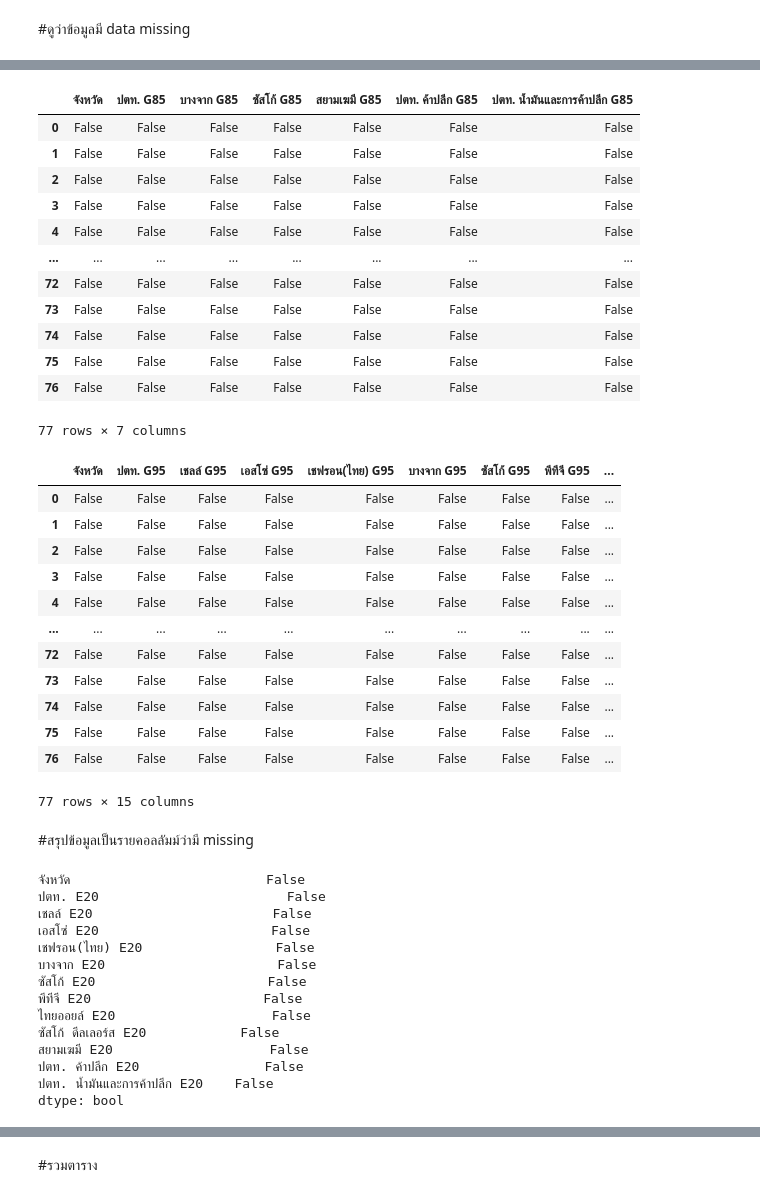
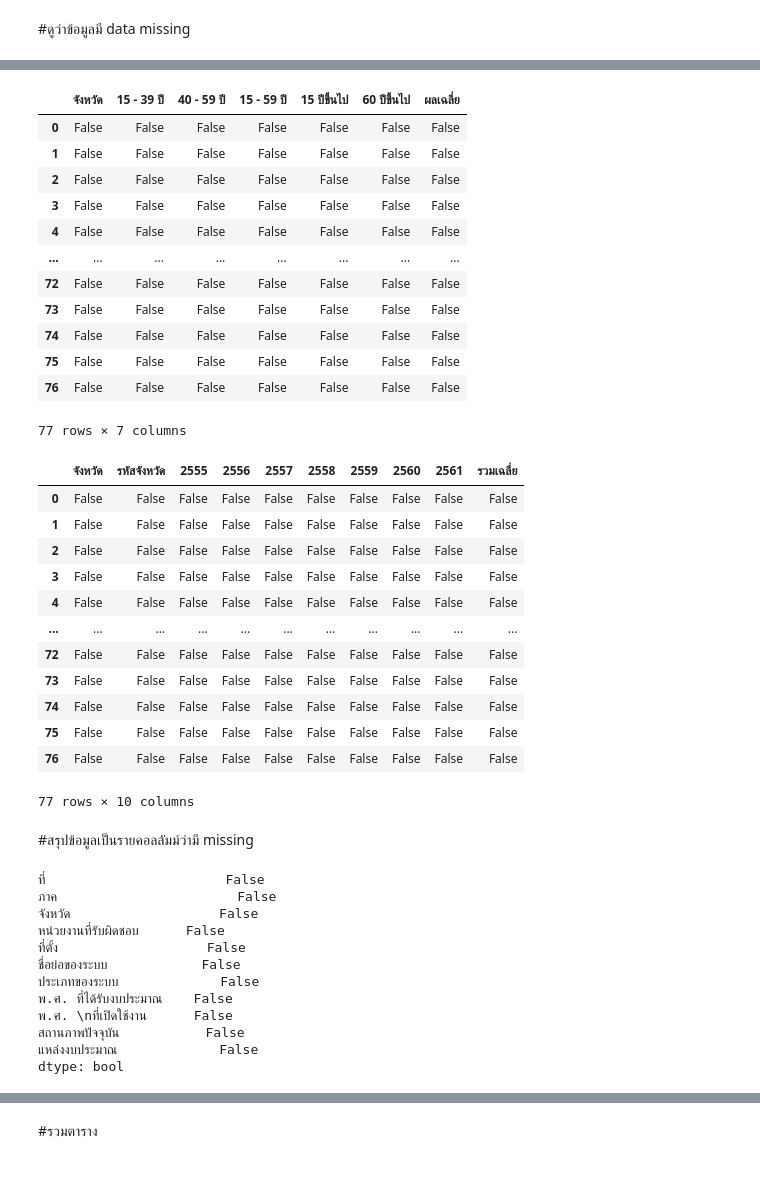
Before and after one commit to chalarm1405/DWDM21_, a Jupyter notebook: Project for Group.ipynb, the cells around one changed output, grey strips where cells are left out. Cells and saved outputs as stored; diff of their text form; code cells hidden in the pictures.

```diff
--- a/Project for Group.ipynb
+++ b/Project for Group.ipynb
@@ -46,5 +48,5 @@ data_G85.dropna() #ข้อมูลรองชุดที่ 2
 77 rows × 7 columns
 # %%
-data_G95 = pd.read_csv(os.path.join(path,'G95.csv'))
-data_G95.dropna() #ข้อมูลรองชุดที่ 3
+data_PC = pd.read_csv(os.path.join(path,'รายได้เฉลี่ย.csv'))
+data_PC.dropna() #ข้อมูลรองชุดที่ 3
 # %% [output]
@@ -82,7 +84,7 @@ data_E20.isnull() #ดูว่าข้อมูลนั้นมี Missing
 # %%
-data_G85.isnull() #ดูว่าข้อมูลนั้นมี Missing รึป่าว
+data_PP.isnull() #ดูว่าข้อมูลนั้นมี Missing รึป่าว
 # %% [output]
-|  | จังหวัด | ปตท. G85 | บางจาก G85 | ซัสโก้ G85 | สยามเฆมี G85 | ปตท. ค้าปลีก G85 | ปตท. น้ำมันและการค้าปลีก G85 |
+|  | จังหวัด | 15 - 39 ปี | 40 - 59 ปี | 15 - 59 ปี | 15 ปีขึ้นไป | 60 ปีขึ้นไป | ผลเฉลี่ย |
 | 0 | False | False | False | False | False | False | False |
 | 1 | False | False | False | False | False | False | False |
 | 2 | False | False | False | False | False | False | False |
@@ -96,38 +98,36 @@ data_G85.isnull() #ดูว่าข้อมูลนั้นมี Missing
 | 76 | False | False | False | False | False | False | False |
 77 rows × 7 columns
 # %%
-data_G95.isnull() #ดูว่าข้อมูลนั้นมี Missing รึป่าว
+data_PC.isnull() #ดูว่าข้อมูลนั้นมี Missing รึป่าว
 # %% [output]
-|  | จังหวัด | ปตท. G95 | เชลล์ G95 | เอสโซ่ G95 | เชฟรอน(ไทย) G95 | บางจาก G95 | ซัสโก้ G95 | พีทีจี G95 | ... |
-| 0 | False | False | False | False | False | False | False | False | ... |
-| 1 | False | False | False | False | False | False | False | False | ... |
-| 2 | False | False | False | False | False | False | False | False | ... |
-| 3 | False | False | False | False | False | False | False | False | ... |
-| 4 | False | False | False | False | False | False | False | False | ... |
-| ... | ... | ... | ... | ... | ... | ... | ... | ... | ... |
-| 72 | False | False | False | False | False | False | False | False | ... |
-| 73 | False | False | False | False | False | False | False | False | ... |
-| 74 | False | False | False | False | False | False | False | False | ... |
-| 75 | False | False | False | False | False | False | False | False | ... |
-| 76 | False | False | False | False | False | False | False | False | ... |
+|  | จังหวัด | รหัสจังหวัด | 2555 | 2556 | 2557 | 2558 | 2559 | 2560 | 2561 | รวมเฉลี่ย |
+| 0 | False | False | False | False | False | False | False | False | False | False |
+| 1 | False | False | False | False | False | False | False | False | False | False |
+| 2 | False | False | False | False | False | False | False | False | False | False |
+| 3 | False | False | False | False | False | False | False | False | False | False |
+| 4 | False | False | False | False | False | False | False | False | False | False |
+| ... | ... | ... | ... | ... | ... | ... | ... | ... | ... | ... |
+| 72 | False | False | False | False | False | False | False | False | False | False |
+| 73 | False | False | False | False | False | False | False | False | False | False |
+| 74 | False | False | False | False | False | False | False | False | False | False |
+| 75 | False | False | False | False | False | False | False | False | False | False |
+| 76 | False | False | False | False | False | False | False | False | False | False |
-77 rows × 15 columns
+77 rows × 10 columns
 # %% [markdown]
 #สรุปข้อมูลเป็นรายคอลลัมม์ว่ามี missing
 # %%
-data_E20.isnull().any() #any สรุปข้อมูลเป็นรายคอลลัมม์ว่ามี missing ไหม
+data_BB.isnull().any() #any สรุปข้อมูลเป็นรายคอลลัมม์ว่ามี missing ไหม
 # %% [output]
-จังหวัด                         False
-ปตท. E20                        False
-เชลล์ E20                       False
-เอสโซ่ E20                      False
-เชฟรอน(ไทย) E20                 False
-บางจาก E20                      False
-ซัสโก้ E20                      False
-พีทีจี E20                      False
-ไทยออยล์ E20                    False
-ซัสโก้ ดีลเลอร์ส E20            False
-สยามเฆมี E20                    False
-ปตท. ค้าปลีก E20                False
-ปตท. น้ำมันและการค้าปลีก E20    False
+ที่                       False
+ภาค                       False
+จังหวัด                   False
+หน่วยงานที่รับผิดชอบ      False
+ที่ตั้ง                   False
+ชื่อย่อของระบบ            False
+ประเภทของระบบ             False
+พ.ศ. ที่ได้รับงบประมาณ    False
+พ.ศ. \nที่เปิดใช้งาน      False
+สถานภาพปัจจุบัน           False
+แหล่งงบประมาณ             False
 dtype: bool
 # %%
```
Also changed, not shown: parts of 81 cells of this notebook.
